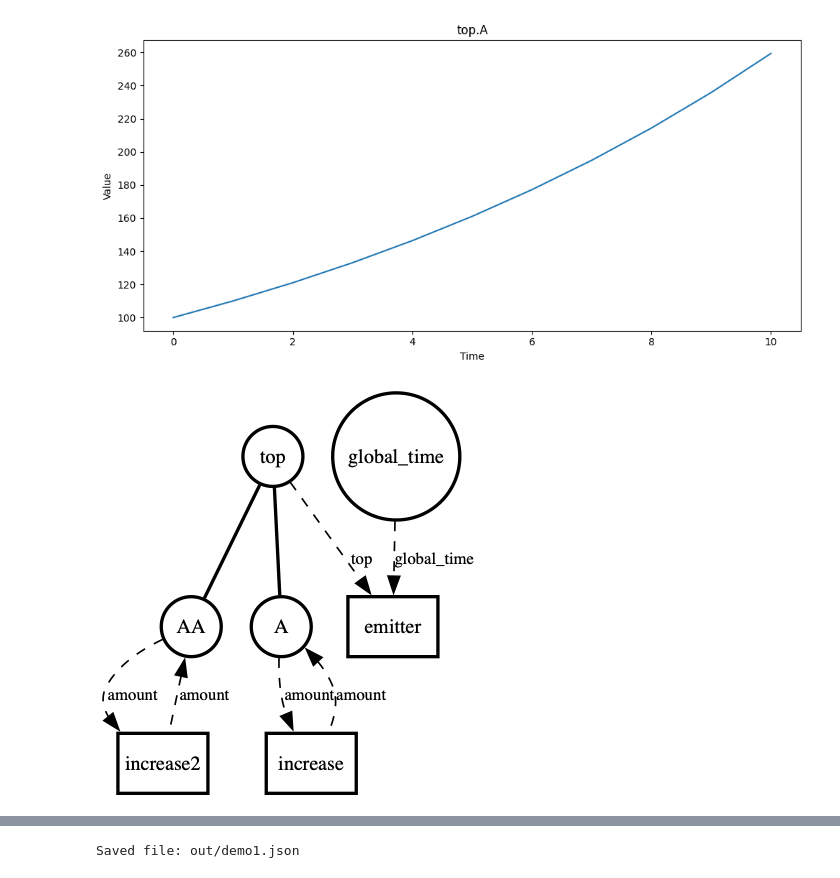
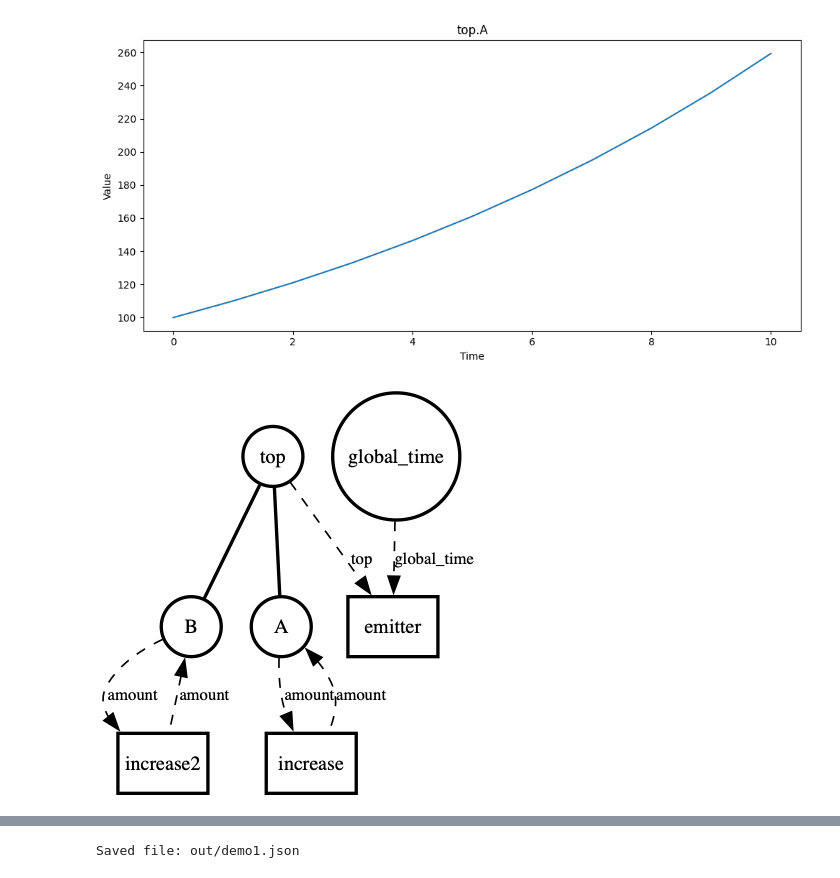
Before and after one commit to vivarium-collective/vivarium-interface, a Jupyter notebook: notebooks/demo.ipynb, the cells around one changed output, grey strips where cells are left out. Saved outputs shown, nothing was run; the diff lists cells and outputs as text; code cells hidden in the pictures.

```diff
--- a/notebooks/demo.ipynb
+++ b/notebooks/demo.ipynb
@@ -129,20 +129,20 @@ v.plot_timeseries()
 [figure]
 # %%
 # add more objects
-v.add_object(name='AA', path=['top'], value=1)
+v.add_object(name='B', path=['top'], value=1)
 
 # add another increase process
 v.add_process(name='increase2',
               process_id='increase float',
-              config={'rate': 2.0},
-              inputs={'amount': ['top', 'AA']},
-              outputs={'amount': ['top', 'AA']}
+              config={'rate': -0.1},
+              inputs={'amount': ['top', 'B']},
+              outputs={'amount': ['top', 'B']}
               )
 
 # display the current state
 v.diagram(dpi='120')
 # %% [output]
-[figure, old version]
+[figure, new version]
 # %%
 # run the simulation for 10 time units
 v.run(interval=10)
```
Also changed, not shown: parts of 5 cells of this notebook, 1 other file.
